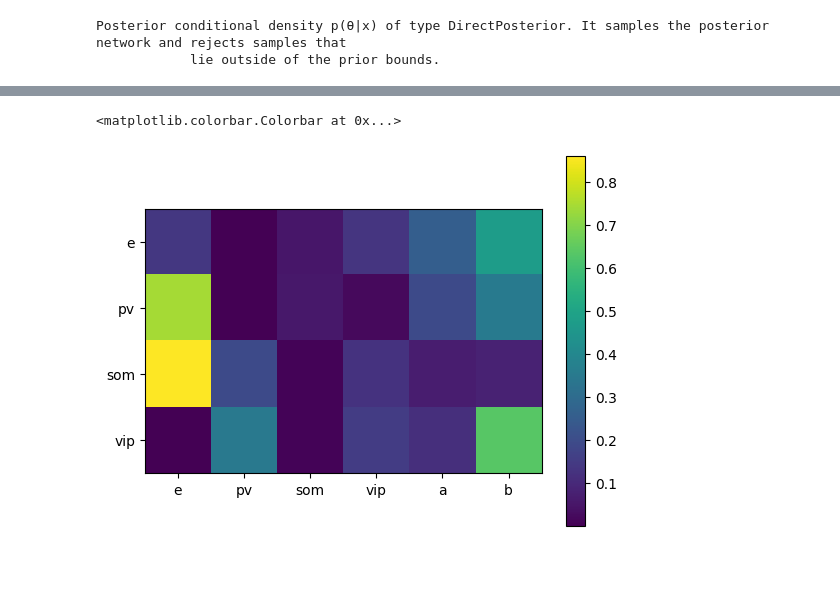
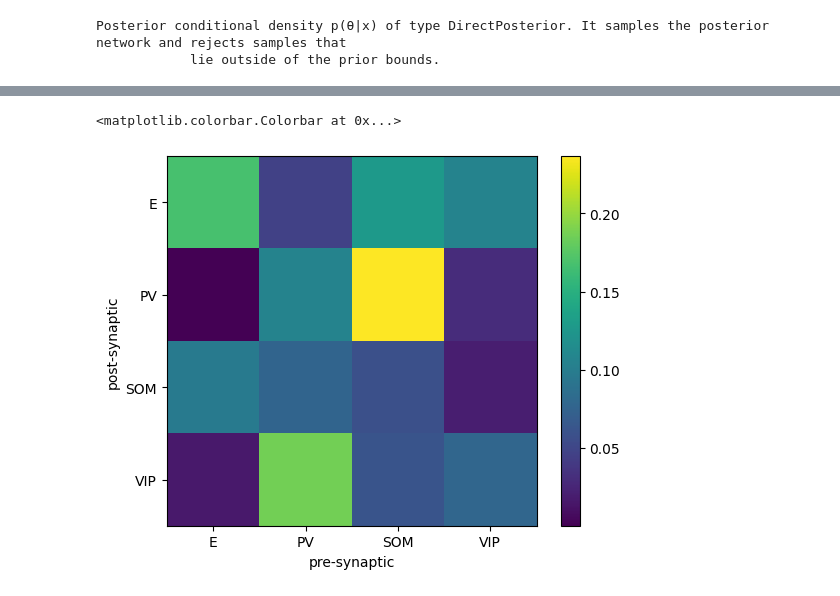
Before and after one commit to garza-roberto/inference_theory, a Jupyter notebook: src/Linda/exercise_2_euler_Linda_all_Is.ipynb, the cells around one changed output, grey strips where cells are left out. Saved outputs shown, nothing was run; the diff lists cells and outputs as text; code cells hidden in the pictures; blank space fills up the shorter version.

```diff
--- a/src/Linda/exercise_2_euler_Linda_all_Is.ipynb
+++ b/src/Linda/exercise_2_euler_Linda_all_Is.ipynb
@@ -139,13 +163,15 @@ torch.Size([24])
 # %%
 from scipy.stats import mode
 from matplotlib import pyplot as plt
 
 weights = mode(posterior_samples.numpy())[0]
 weights = weights.reshape(4,6)
-plt.imshow(weights)
-plt.xticks(np.arange(6), ['e', 'pv', 'som', 'vip', 'a', 'b'])
-plt.yticks(np.arange(4), ['e', 'pv', 'som', 'vip'])
+plt.imshow(weights[:,:4].T)
+plt.xticks(np.arange(4), ['E', 'PV', 'SOM', 'VIP'])
+plt.yticks(np.arange(4), ['E', 'PV', 'SOM', 'VIP'])
+plt.xlabel('pre-synaptic')
+plt.ylabel('post-synaptic')
 plt.colorbar()
 # %% [output]
 <matplotlib.colorbar.Colorbar at 0x...>
-[figure, old version]
+[figure, new version]
```
Also changed, not shown: parts of 10 cells of this notebook, 5 other files.
